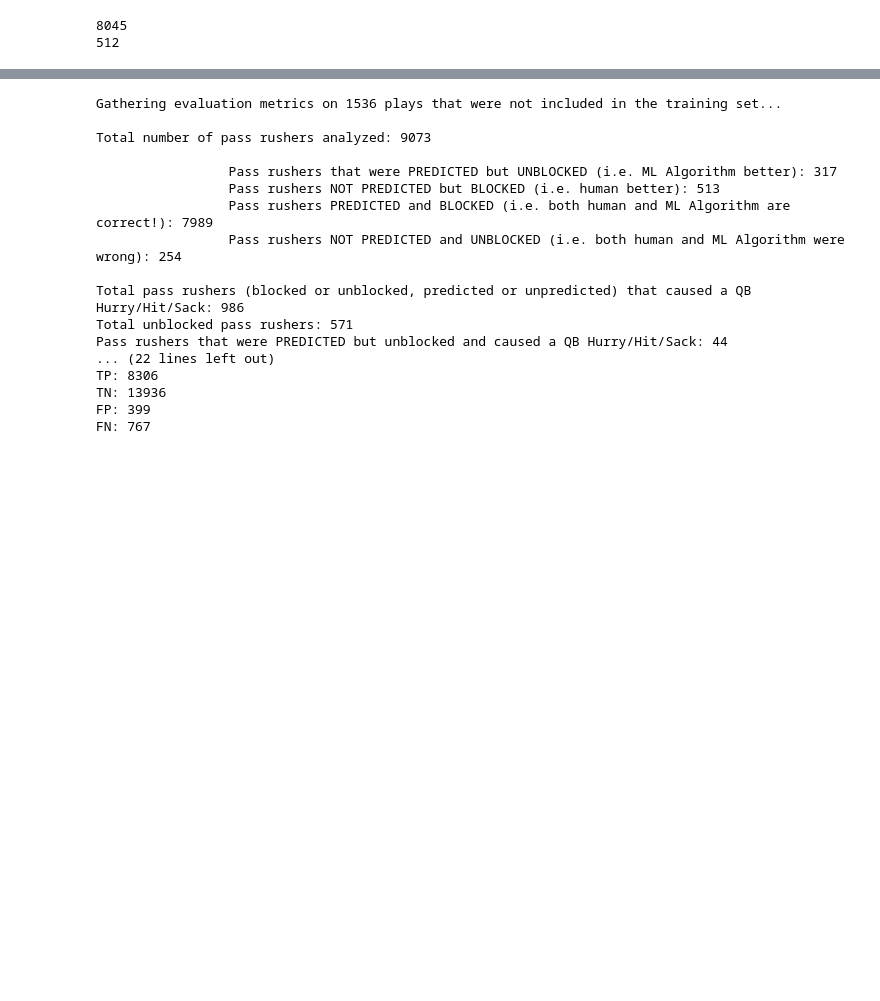
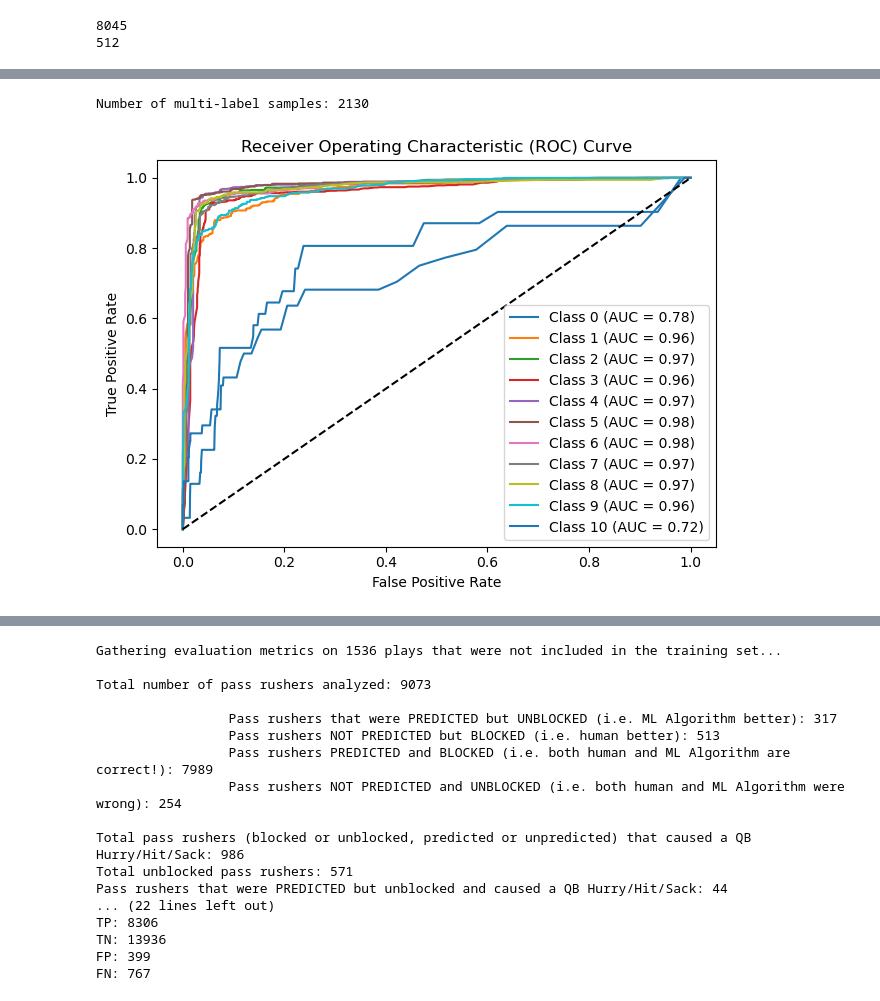
Before and after one commit to ahammond22/596nfl, a Jupyter notebook: Code/PassRushPredictor.ipynb, the cells around one changed output, grey strips where cells are left out. Drawn from its saved outputs; the diff is of its cells as text; code cells hidden in the pictures; blank space fills up the shorter version.

```diff
--- a/Code/PassRushPredictor.ipynb
+++ b/Code/PassRushPredictor.ipynb
@@ -797,0 +848,5 @@ weighted avg       0.98      0.35      0.50    142677
+# %%
+roc_Curve(1,2)
+# %% [output]
+Number of multi-label samples: 2130
+[figure, added]
```
Also changed, not shown: parts of 12 cells of this notebook.
